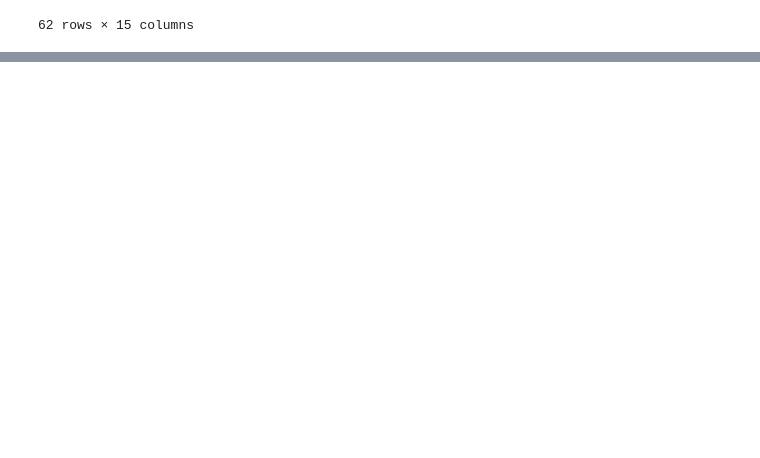
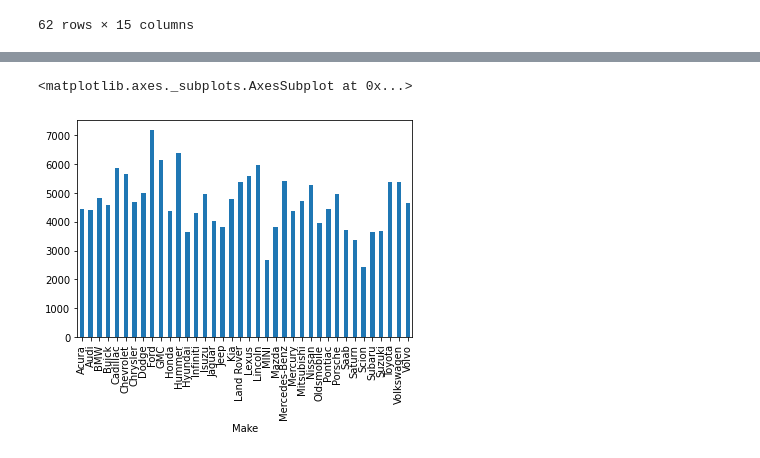
Before and after one commit to mariahirit/MyFirstProjectBig-Data, a Jupyter notebook: First_Project_Pandas.ipynb, the cells around one changed output, grey strips where cells are left out. Saved outputs shown, nothing was run; the diff lists cells and outputs as text; code cells hidden in the pictures; blank space fills up the shorter version.

```diff
--- a/First_Project_Pandas.ipynb
+++ b/First_Project_Pandas.ipynb
@@ -307,0 +408,9 @@ df[(df["EngineSize"]> 2.0) & (df["Origin"] == "Asia") & (df["Type"] == "Sedan")]
+# %%
+import random
+def Aumentar(MPG_City):
+  calcular = MPG_City * random.randint(3,5)
+  return calcular
+
+df["calcular"]= df["MPG_City"].apply(Aumentar)
+
+df.head(2)
@@ -307,0 +440,8 @@ df[(df["EngineSize"]> 2.0) & (df["Origin"] == "Asia") & (df["Type"] == "Sedan")]
+# %%
+group = df.groupby("Make").agg({
+    "EngineSize" :"sum",
+    "Cylinders"  : "mean",
+    "Weight"     : "max"
+
+})
+group[group["Weight"] > 7000]
@@ -307,0 +461,5 @@ df[(df["EngineSize"]> 2.0) & (df["Origin"] == "Asia") & (df["Type"] == "Sedan")]
+# %%
+group["Weight"].plot(kind="bar")
+# %% [output]
+<matplotlib.axes._subplots.AxesSubplot at 0x...>
+[figure, added]
```
Also changed, not shown: parts of 16 cells of this notebook.
